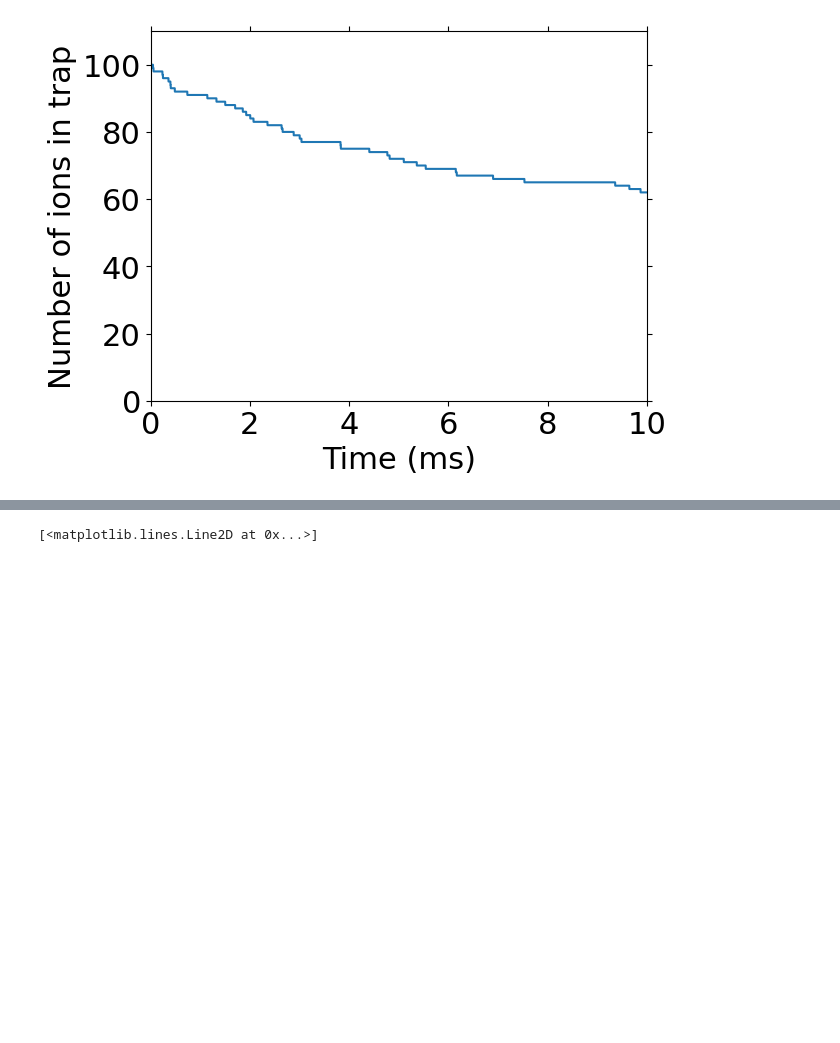
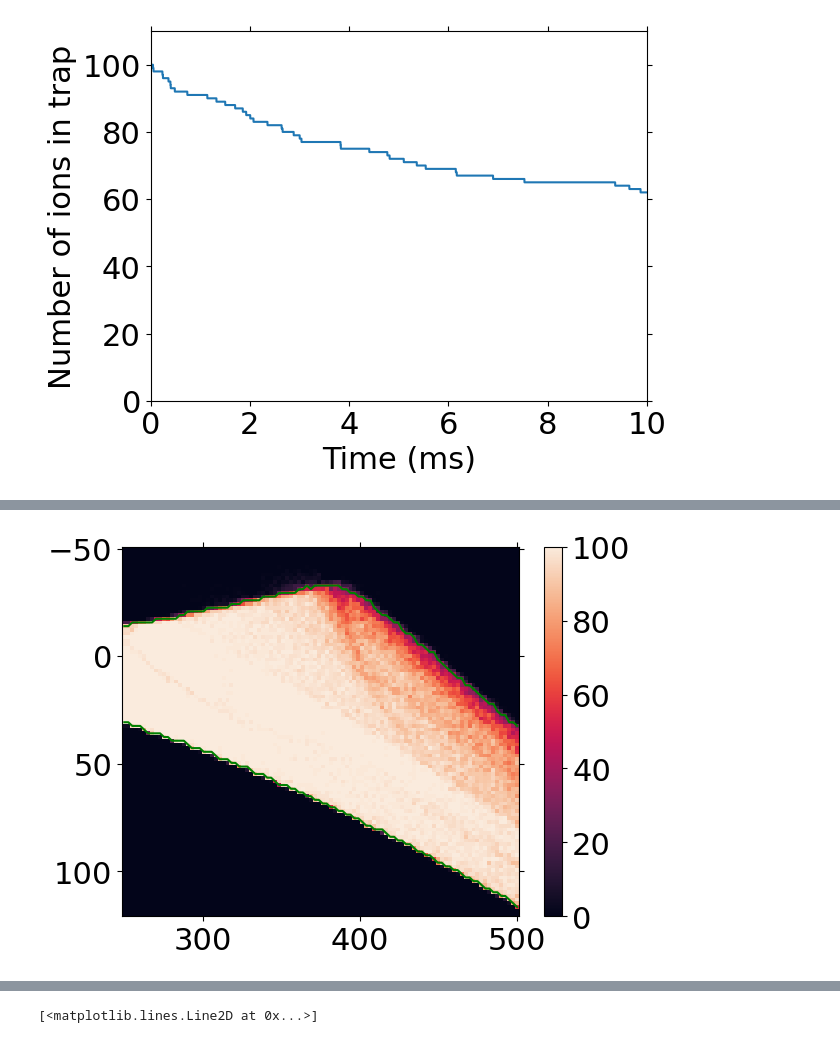
Before and after one commit to EmilLenler/PhD-Work, a Jupyter notebook: Lab Stuff/ESI/Thomas Simulations/CIT single ion.ipynb, the cells around one changed output, grey strips where cells are left out. Cells and saved outputs as stored; diff of their text form; code cells hidden in the pictures; blank space fills up the shorter version.

```diff
--- a/Lab Stuff/ESI/Thomas Simulations/CIT single ion.ipynb
+++ b/Lab Stuff/ESI/Thomas Simulations/CIT single ion.ipynb
@@ -318,2 +314,21 @@ fig.colorbar(heatmap)
+# %%
+def EdgeDetector(DATASET,XArray,YArray,discriminatorValue):
+    edgeY = []
+    edgeX = []
+    for j,x in enumerate(XArray):
+        for k,y in enumerate(YArray):
+            if DATASET[k,j] > discriminatorValue:
+                edgeY.append(y)
+                edgeX.append(x)
+                break
+    return np.array(edgeX) , np.array(edgeY)
+
+edgeX1,edgeY1 = EdgeDetector(DATA.T,VRFs,VDCs,20)
+ax.plot(edgeX1,edgeY1,'g')
+edgeX2, edgeY2 = EdgeDetector(np.flip(DATA,axis = 1).T,VRFs,np.flip(VDCs),20)
+ax.plot(edgeX2,edgeY2,'g')
+fig
+# %% [output]
+[figure, added]
 # %%
 np.savez('CIT_edge_5s_single_edge', Ns=U_edge_long_sim, Us=Us)
```
Also changed, not shown: parts of 7 cells of this notebook, 9 other files.
